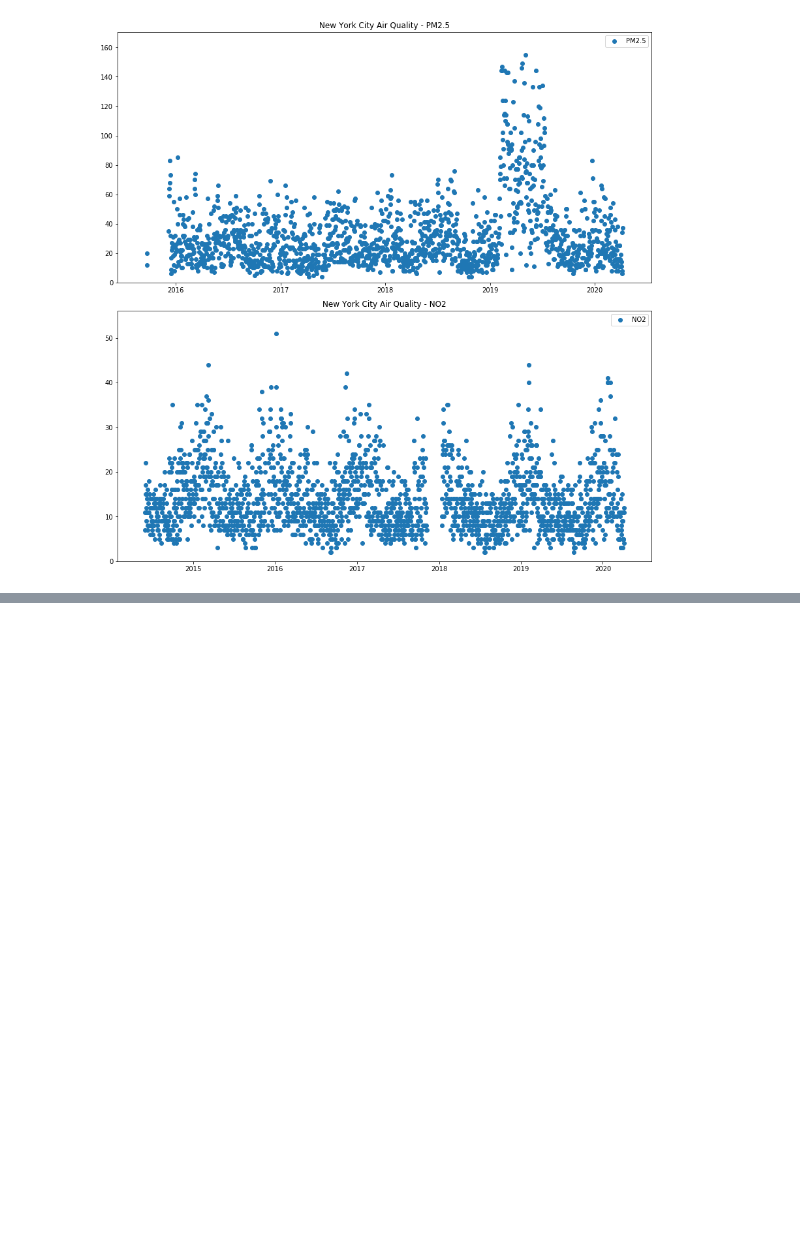
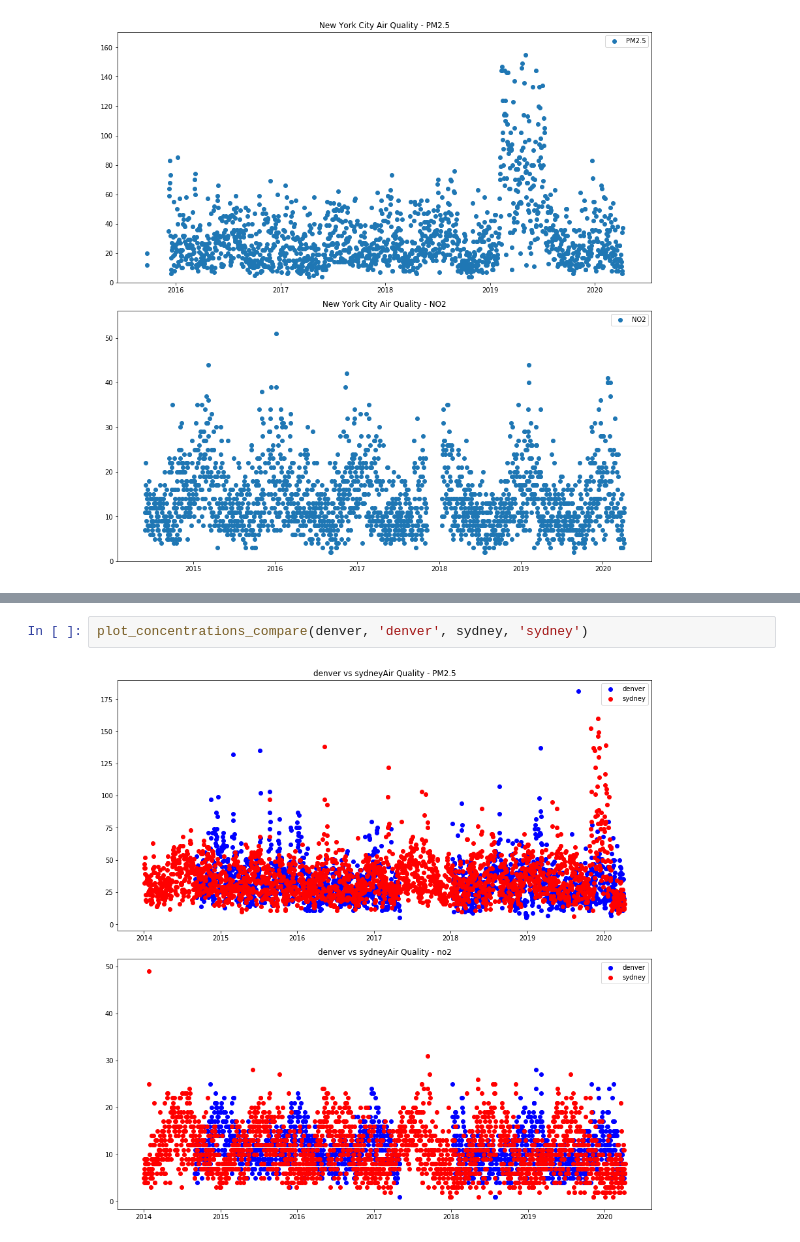
Before and after one commit to taylorjbritt/capstone1, a Jupyter notebook: notebooks/multicity.ipynb, the cells around one changed output, grey strips where cells are left out. Cells and saved outputs as stored; diff of their text form; blank space fills up the shorter version.

```diff
--- a/notebooks/multicity.ipynb
+++ b/notebooks/multicity.ipynb
@@ -53,0 +100,4 @@ plot_concentrations(nyc, 'New York City')
+# %%
+plot_concentrations_compare(denver, 'denver', sydney, 'sydney')
+# %% [output]
+[figure, added]
```
Also changed, not shown: parts of 39 cells of this notebook, 11 other files.
